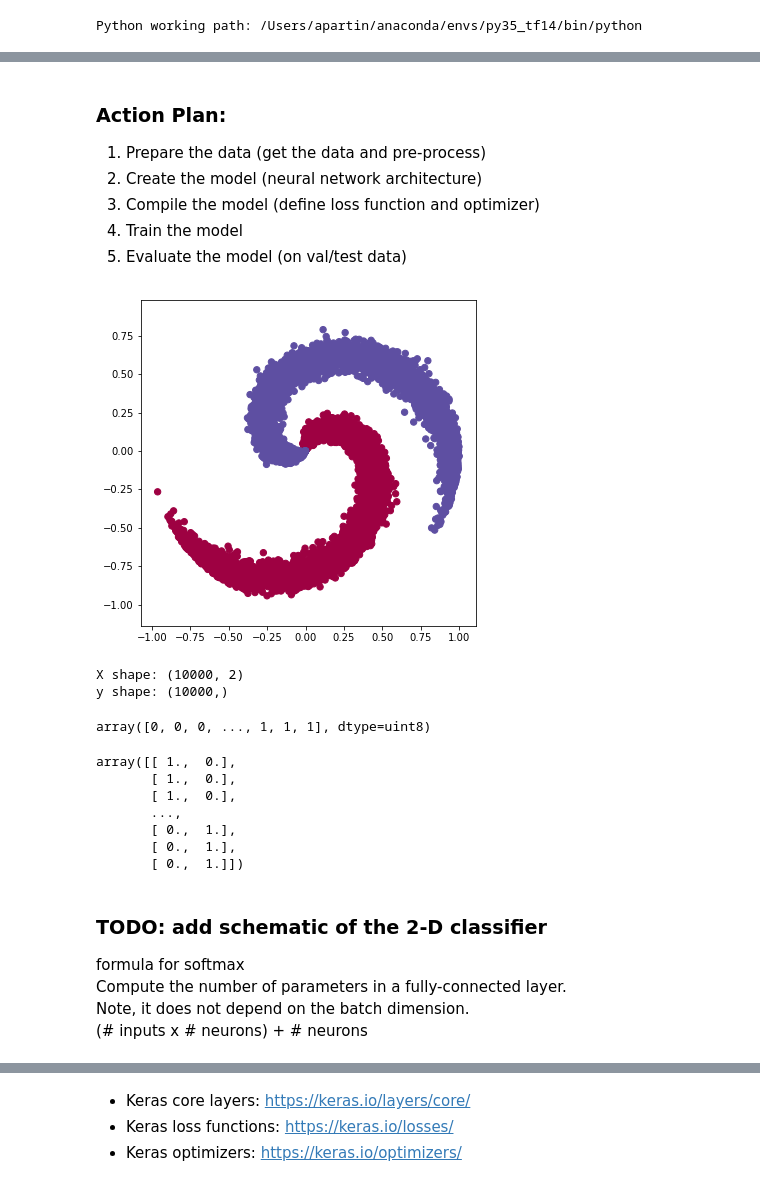
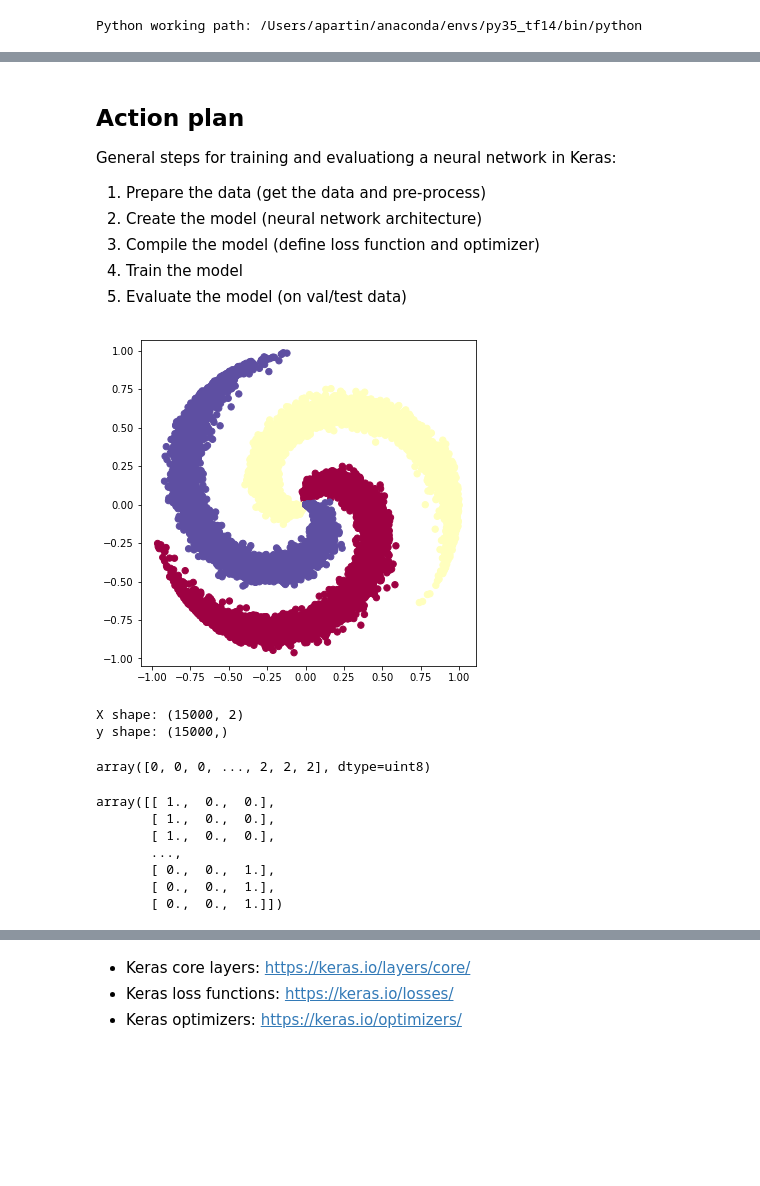
Before and after one commit to brettin/dl_tutorials, a Jupyter notebook: Topics/1_keras_overview/simple_2d_nn_classier.ipynb, the cells around one changed output, grey strips where cells are left out. Cells and saved outputs as stored; diff of their text form; code cells hidden in the pictures; blank space fills up the shorter version.

```diff
--- a/Topics/1_keras_overview/simple_2d_nn_classier.ipynb
+++ b/Topics/1_keras_overview/simple_2d_nn_classier.ipynb
@@ -30,7 +30,8 @@ from keras.models import Sequential
 from keras.layers import Dense, Activation
 from keras.utils import to_categorical
 # %% [markdown]
-### Action Plan:
+## Action plan
+General steps for training and evaluationg a neural network in Keras:
 1. Prepare the data (get the data and pre-process)
 2. Create the model (neural network architecture)
 3. Compile the model (define loss function and optimizer)
@@ -39,14 +40,14 @@ from keras.utils import to_categorical
 # %%
 def create_toy_dataset(n_samples=100, n_classes=3, to_plot=False):
     """
-    Creates 2-D dataset
+    Creates a 2-D dataset.
     Adapted from https://cs231n.github.io/neural-networks-case-study/
     n_samples: number of points per class
     n_classes: dimensionality
     """
     N = n_samples
     K = n_classes
-    D = 2  # n_dims
+    D = 2  # dimensionality of the data (features)
 
     X = np.zeros((N * K, D))  # data matrix (each row = single example)
     y = np.zeros(N * K, dtype='uint8')  # class labels
@@ -66,6 +67,6 @@ def create_toy_dataset(n_samples=100, n_classes=3, to_plot=False):
 
     return X, y
 # %%
-X, y = create_toy_dataset(n_samples=5000, n_classes=2, to_plot=True)
+X, y = create_toy_dataset(n_samples=5000, n_classes=3, to_plot=True)
 # %% [output]
-[figure, old version]
+[figure, new version]
@@ -78,31 +75,21 @@ X, y = create_toy_dataset(n_samples=5000, n_classes=2, to_plot=True)
 print('X shape: {}'.format(X.shape))
 print('y shape: {}'.format(y.shape))
 # %% [output]
-X shape: (10000, 2)
-y shape: (10000,)
+X shape: (15000, 2)
+y shape: (15000,)
 # %%
 y
 # %% [output]
-array([0, 0, 0, ..., 1, 1, 1], dtype=uint8)
+array([0, 0, 0, ..., 2, 2, 2], dtype=uint8)
 # %%
 # One-hot encode the target variable
 y_onehot = to_categorical(y)
 y_onehot
 # %% [output]
-array([[ 1.,  0.],
-       [ 1.,  0.],
-       [ 1.,  0.],
+array([[ 1.,  0.,  0.],
+       [ 1.,  0.,  0.],
+       [ 1.,  0.,  0.],
        ...,
-       [ 0.,  1.],
-       [ 0.,  1.],
-       [ 0.,  1.]])
+       [ 0.,  0.,  1.],
+       [ 0.,  0.,  1.],
+       [ 0.,  0.,  1.]])
-# %% [markdown]
-### TODO: add schematic of the 2-D classifier
-
-formula for softmax
-<br>
-Compute the number of parameters in a fully-connected layer.
-<br>
-Note, it does not depend on the batch dimension.
-<br>
-(# inputs x # neurons) + # neurons
```
Also changed, not shown: parts of 15 cells of this notebook, 1 other file.
